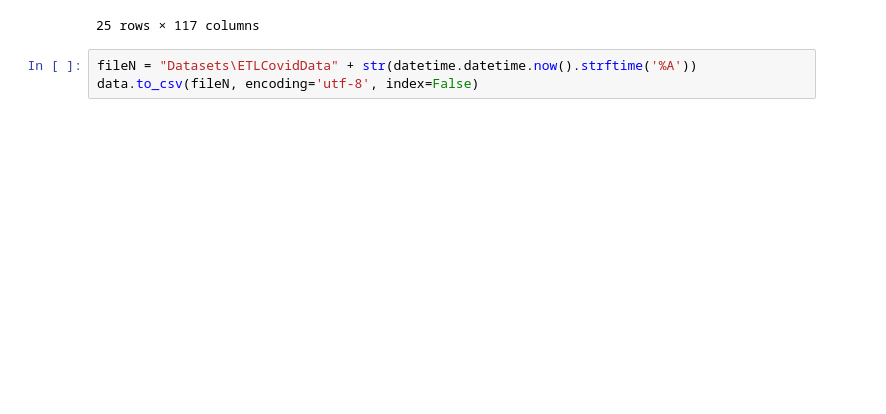
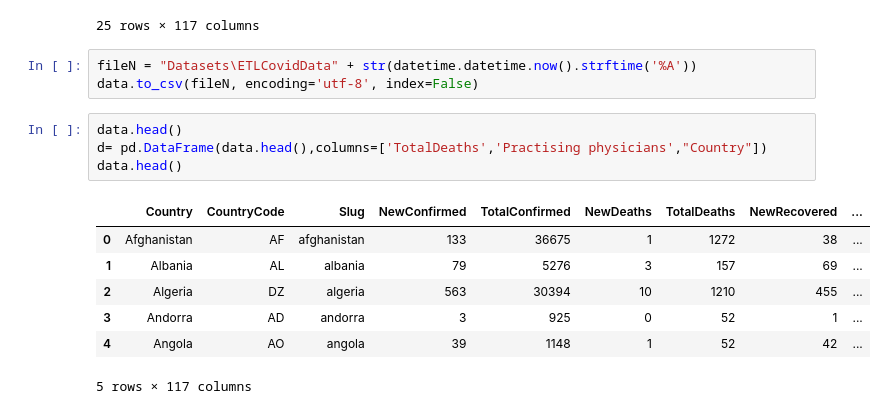
Before and after one commit to apurvTri123/covidPlayground, a Jupyter notebook: plyBook.ipynb, the cells around one changed output. Drawn from its saved outputs; the diff is of its cells as text; blank space fills up the shorter version.

```diff
--- a/plyBook.ipynb
+++ b/plyBook.ipynb
@@ -109,3 +110,15 @@ data[data['Practising caring personnel'].notnull()]
 # %%
 fileN = "Datasets\ETLCovidData" + str(datetime.datetime.now().strftime('%A'))
 data.to_csv(fileN, encoding='utf-8', index=False)
+# %%
+data.head()
+d= pd.DataFrame(data.head(),columns=['TotalDeaths','Practising physicians',"Country"])
+data.head()
+# %% [output]
+|  | Country | CountryCode | Slug | NewConfirmed | TotalConfirmed | NewDeaths | TotalDeaths | NewRecovered | ... |
+| 0 | Afghanistan | AF | afghanistan | 133 | 36675 | 1 | 1272 | 38 | ... |
+| 1 | Albania | AL | albania | 79 | 5276 | 3 | 157 | 69 | ... |
+| 2 | Algeria | DZ | algeria | 563 | 30394 | 10 | 1210 | 455 | ... |
+| 3 | Andorra | AD | andorra | 3 | 925 | 0 | 52 | 1 | ... |
+| 4 | Angola | AO | angola | 39 | 1148 | 1 | 52 | 42 | ... |
+5 rows × 117 columns
```
Also changed, not shown: parts of 3 cells of this notebook.
